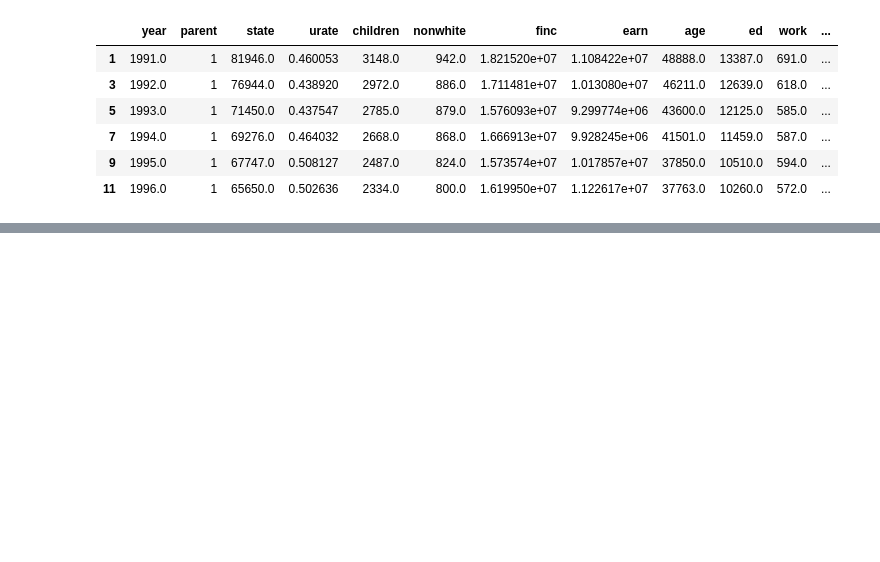
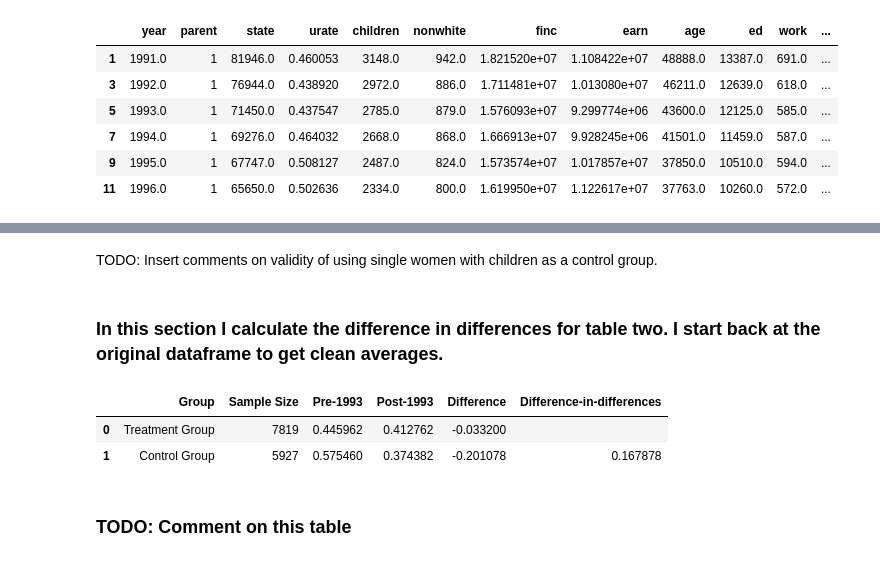
Before and after one commit to jjapp/appliedPublicEcon, a Jupyter notebook: homework1/Homework1.ipynb, the cells around one changed output, grey strips where cells are left out. Saved outputs shown, nothing was run; the diff lists cells and outputs as text; code cells hidden in the pictures; blank space fills up the shorter version.

```diff
--- a/homework1/Homework1.ipynb
+++ b/homework1/Homework1.ipynb
@@ -182,2 +182,54 @@ py.iplot(fig, filename='styled-line')
 # %% [output]
 [interactive output not drawn]
+# %% [markdown]
+TODO:  Insert comments on validity of using single women with children as a control group.
+# %% [markdown]
+### In this section I calculate the difference in differences for table two.  I start back at the original dataframe to get clean averages.
+# %%
+df.head()
+parent=df[df['parent']==1]
+nparent=df[df['parent']!=1]
+
+#calculate the average of the treatment group pre-1994
+tc1=parent[parent['year']<1994]
+tc1_empl=tc1['work'].sum()
+tc1_mean=tc1_empl/len(tc1)
+
+#calculate the average of the treatment group post-1994
+tc2=parent[parent['year']>1993]
+tc2_empl=tc2['work'].sum()
+tc2_mean=tc2_empl/len(tc1)
+
+#calculate the average of the control group pre-1994
+cg1=nparent[nparent['year']<1994]
+cg1_empl=cg1['work'].sum()
+cg1_mean=cg1_empl/len(cg1)
+
+#calculate the average of the control group post-1994
+cg2=nparent[nparent['year']>1993]
+cg2_empl=cg2['work'].sum()
+cg2_mean=cg2_empl/len(tc1)
+
+#calculate diffs
+dif1=tc2_mean-tc1_mean
+dif2=cg2_mean-cg1_mean
+dif_dif=dif1-dif2
+
+#print (tc1_mean, tc2_mean, cg1_mean, cg2_mean)
+
+l1=["Treatment Group", len(parent), tc1_mean, tc2_mean, dif1, '']
+l2=["Control Group", len(nparent), cg1_mean, cg2_mean, dif2, dif_dif]
+
+table=[l1, l2]
+
+headers=['Group', 'Sample Size', 'Pre-1993', 'Post-1993', 'Difference', 'Difference-in-differences']
+
+table2=pd.DataFrame(table, columns=headers)
+
+table2
+# %% [output]
+|  | Group | Sample Size | Pre-1993 | Post-1993 | Difference | Difference-in-differences |
+| 0 | Treatment Group | 7819 | 0.445962 | 0.412762 | -0.033200 |  |
+| 1 | Control Group | 5927 | 0.575460 | 0.374382 | -0.201078 | 0.167878 |
+# %% [markdown]
+### TODO:  Comment on this table
```
Also changed, not shown: parts of 3 cells of this notebook, 1 other file.
